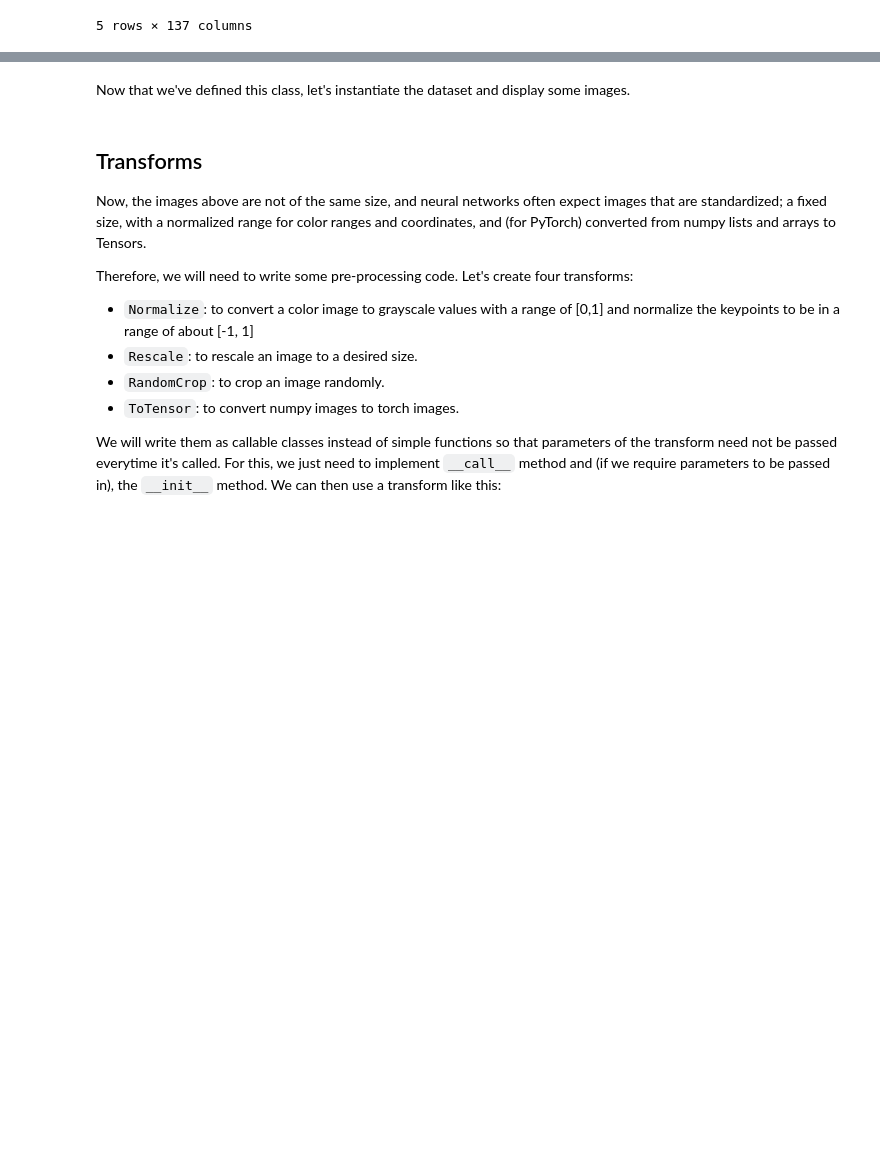
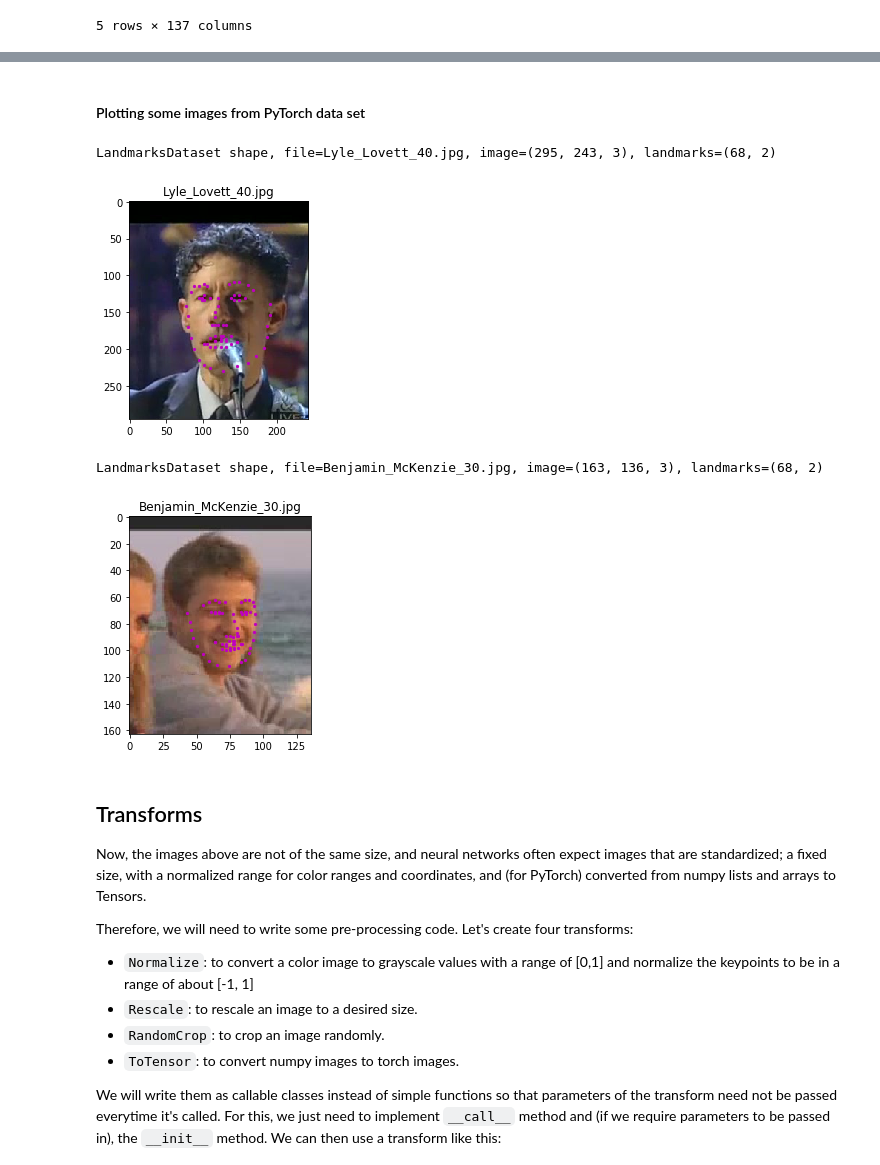
Before and after one commit to bongsang/face-landmark, a Jupyter notebook: Face landmarks detection by CNN.ipynb, the cells around one changed output, grey strips where cells are left out. Drawn from its saved outputs; the diff is of its cells as text; code cells hidden in the pictures; blank space fills up the shorter version.

```diff
--- a/Face landmarks detection by CNN.ipynb
+++ b/Face landmarks detection by CNN.ipynb
@@ -139,23 +139,19 @@ class LandmarksDataset(Dataset):
         if torch.is_tensor(idx):
             idx = idx.tolist()
 
-        img_name = os.path.join(self.root_dir,
-                                self.landmarks_frame.iloc[idx, 0])
-        image = io.imread(img_name)
-
-        # if image has an alpha color channel, get rid of it
-        if image.shape[2] == 4:
-            image = image[:, :, 0:3]
+        image_name = self.landmarks_frame.iloc[idx, 0]
+        image_path = os.path.join(self.root_dir, image_name)
+        image = cv2.imread(image_path)
+        image_data = cv2.cvtColor(image, cv2.COLOR_BGR2RGB)
 
         landmarks = self.landmarks_frame.iloc[idx, 1:]
         landmarks = np.array([landmarks])
         landmarks = landmarks.astype('float').reshape(-1, 2)
-        sample = {'image': image, 'landmarks': landmarks}
-        print(f'LandmarksDataset shape, image={image.shape}, landmarks={landmarks.shape}')
+        sample = {'image': image_data, 'landmarks': landmarks, 'name': image_name}
+        print(f'LandmarksDataset shape, file={image_name}, image={image_data.shape}, landmarks={landmarks.shape}')
+
 
         if self.transform:
             sample = self.transform(sample)
 
         return sample
-# %% [markdown]
-Now that we've defined this class, let's instantiate the dataset and display some images.
@@ -169,24 +158,18 @@ print('Length of dataset: ', len(face_dataset))
-# %%
-# Display a few of the images from the dataset
-num_to_display = 3
-
-for i in range(num_to_display):
-
-    # define the size of images
-    fig = plt.figure(figsize=(20,10))
-
-    # randomly select a sample
-    rand_i = np.random.randint(0, len(face_dataset))
-    sample = face_dataset[rand_i]
-
-    # print the shape of the image and keypoints
-    print(i, sample['image'].shape, sample['keypoints'].shape)
-
-    ax = plt.subplot(1, num_to_display, i + 1)
-    ax.set_title('Sample #{}'.format(i))
-
-    # Using the same display function, defined earlier
-    show_keypoints(sample['image'], sample['keypoints'])
+# %% [markdown]
+#### Plotting some images from PyTorch data set
+# %%
+landmarks_dataset = LandmarksDataset(csv_file='data/training_landmarks.csv',
+                                    root_dir='data/training',
+                                    transform=None)
+for _ in range(2):
+    idx = np.random.randint(0, len(landmarks_dataset))
+    sample = landmarks_dataset[idx]
+    show_landmarks(sample['image'], sample['landmarks'], sample['name'])
+# %% [output]
+LandmarksDataset shape, file=Lyle_Lovett_40.jpg, image=(295, 243, 3), landmarks=(68, 2)
+[figure, added]
+LandmarksDataset shape, file=Benjamin_McKenzie_30.jpg, image=(163, 136, 3), landmarks=(68, 2)
+[figure, added]
 # %% [markdown]
 ## Transforms
 
```
Also changed, not shown: parts of 5 cells of this notebook, 3 other files.
